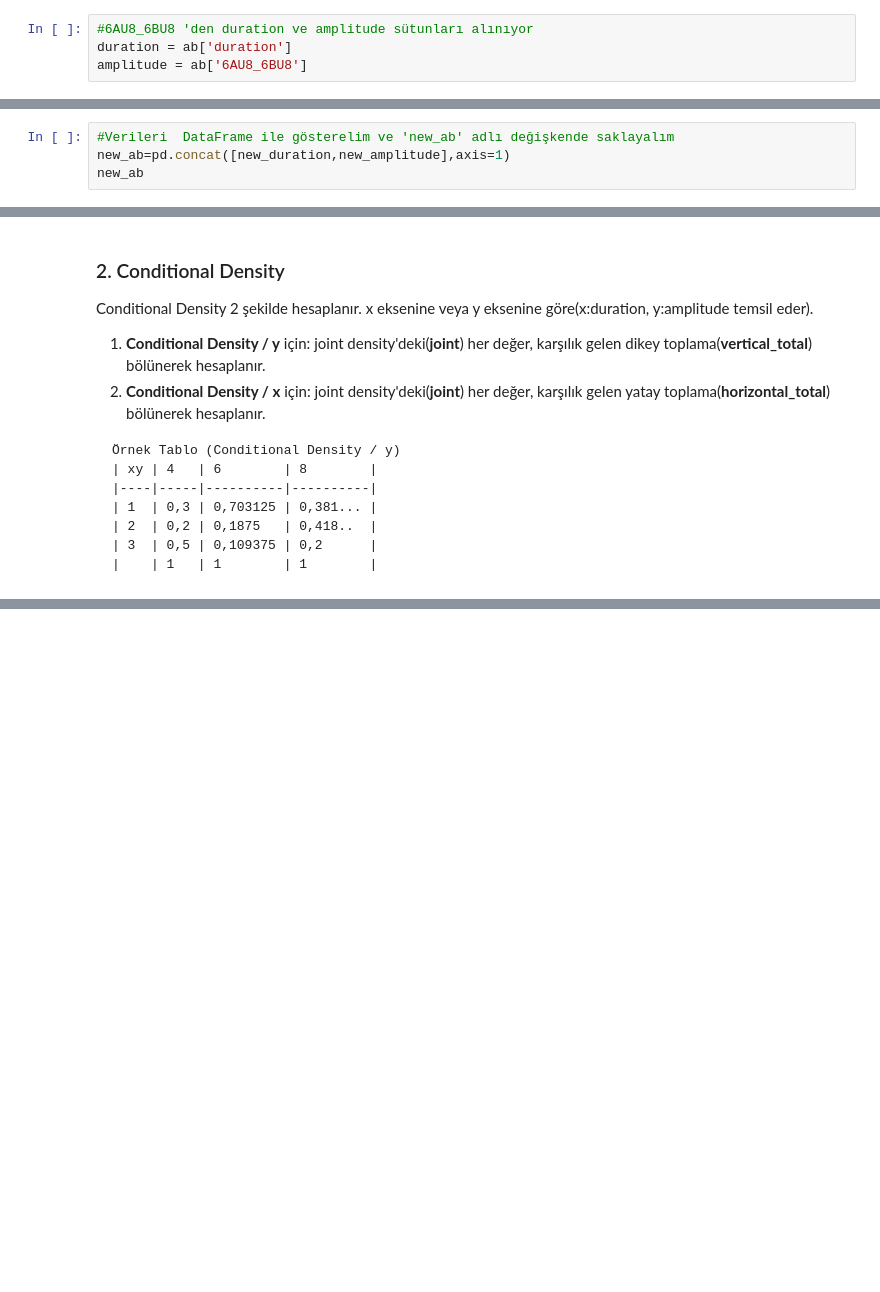
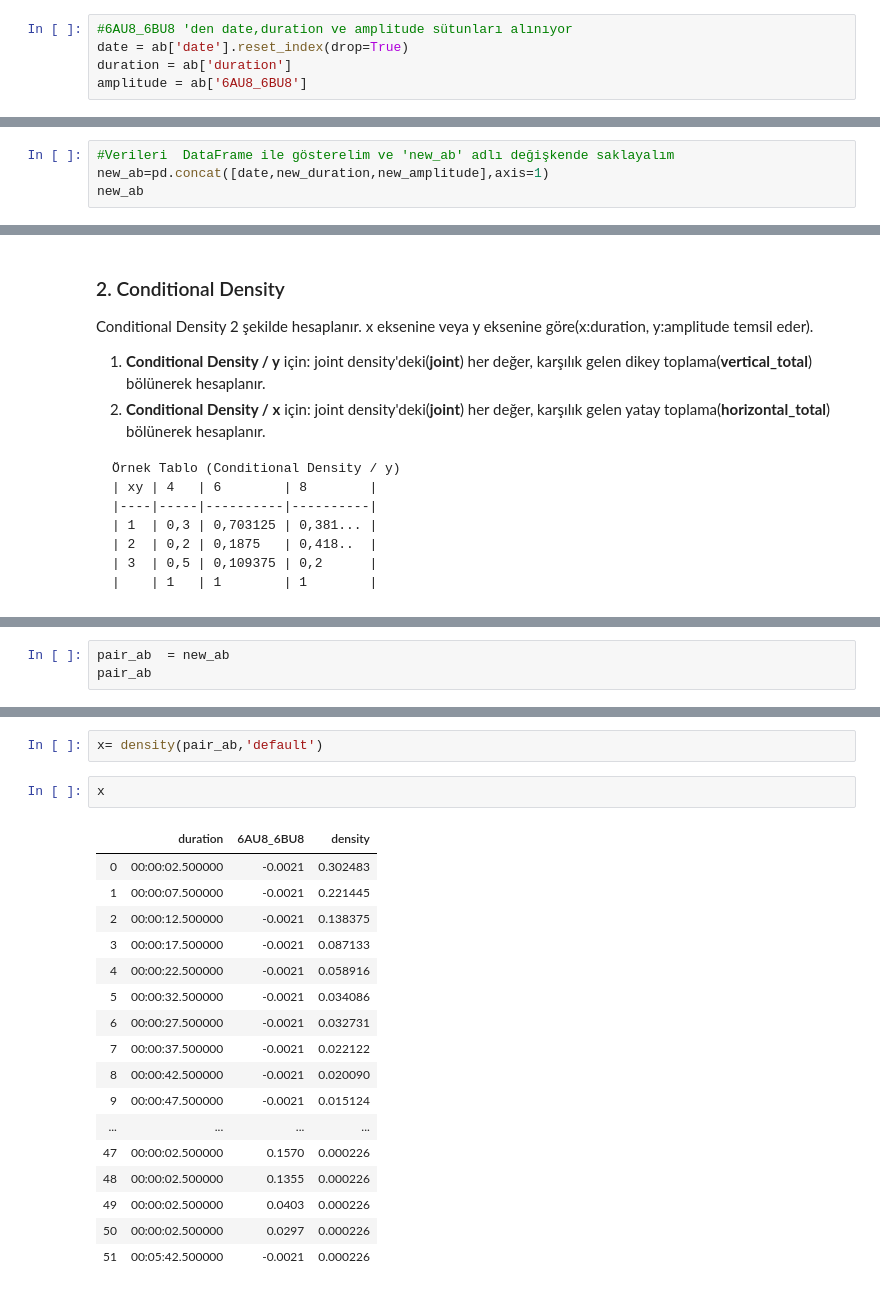
Before and after one commit to birdalugur/cefis2, a Jupyter notebook: main.ipynb, the cells around one changed output, grey strips where cells are left out. Drawn from its saved outputs; the diff is of its cells as text; blank space fills up the shorter version.

```diff
--- a/main.ipynb
+++ b/main.ipynb
@@ -144,5 +204,6 @@ ab
 # %%
-#6AU8_6BU8 'den duration ve amplitude sütunları alınıyor
+#6AU8_6BU8 'den date,duration ve amplitude sütunları alınıyor
+date = ab['date'].reset_index(drop=True)
 duration = ab['duration']
 amplitude = ab['6AU8_6BU8']
 # %%
@@ -182,5 +285,5 @@ new_amplitude=get_mid(new_amplitude).astype('float64')
 new_duration=get_mid(new_duration).astype('timedelta64')
 # %%
 #Verileri  DataFrame ile gösterelim ve 'new_ab' adlı değişkende saklayalım
-new_ab=pd.concat([new_duration,new_amplitude],axis=1)
+new_ab=pd.concat([date,new_duration,new_amplitude],axis=1)
 new_ab
@@ -250,0 +474,3 @@ Conditional Density 2 şekilde hesaplanır. x eksenine veya y eksenine göre(x:d
+# %%
+pair_ab  = new_ab
+pair_ab
@@ -250,0 +491,22 @@ Conditional Density 2 şekilde hesaplanır. x eksenine veya y eksenine göre(x:d
+# %%
+x= density(pair_ab,'default')
+# %%
+x
+# %% [output]
+|  | duration | 6AU8_6BU8 | density |
+| 0 | 00:00:02.500000 | -0.0021 | 0.302483 |
+| 1 | 00:00:07.500000 | -0.0021 | 0.221445 |
+| 2 | 00:00:12.500000 | -0.0021 | 0.138375 |
+| 3 | 00:00:17.500000 | -0.0021 | 0.087133 |
+| 4 | 00:00:22.500000 | -0.0021 | 0.058916 |
+| 5 | 00:00:32.500000 | -0.0021 | 0.034086 |
+| 6 | 00:00:27.500000 | -0.0021 | 0.032731 |
+| 7 | 00:00:37.500000 | -0.0021 | 0.022122 |
+| 8 | 00:00:42.500000 | -0.0021 | 0.020090 |
+| 9 | 00:00:47.500000 | -0.0021 | 0.015124 |
+| ... | ... | ... | ... |
+| 47 | 00:00:02.500000 | 0.1570 | 0.000226 |
+| 48 | 00:00:02.500000 | 0.1355 | 0.000226 |
+| 49 | 00:00:02.500000 | 0.0403 | 0.000226 |
+| 50 | 00:00:02.500000 | 0.0297 | 0.000226 |
+| 51 | 00:05:42.500000 | -0.0021 | 0.000226 |
```
Also changed, not shown: parts of 18 cells of this notebook, 1 other file.
